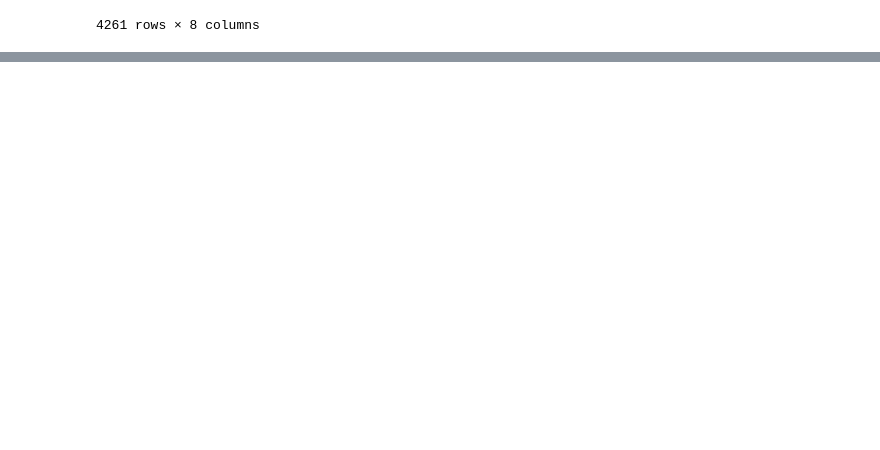
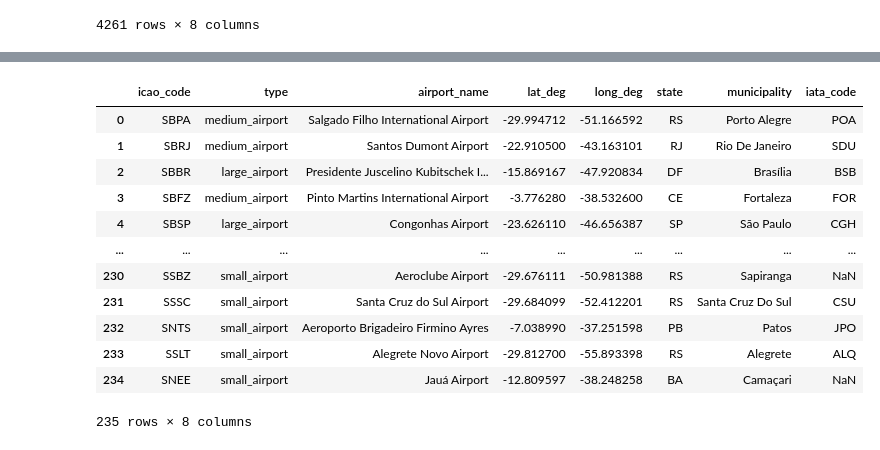
Before and after one commit to fealt/brazilian-regional-airports, a Jupyter notebook: CP_01_airports.ipynb, the cells around one changed output, grey strips where cells are left out. Cells and saved outputs as stored; diff of their text form; code cells hidden in the pictures; blank space fills up the shorter version.

```diff
--- a/CP_01_airports.ipynb
+++ b/CP_01_airports.ipynb
@@ -183,0 +190,16 @@ missing_airports
+# %%
+destinations_airport_codes_br
+# %% [output]
+|  | icao_code | type | airport_name | lat_deg | long_deg | state | municipality | iata_code |
+| 0 | SBPA | medium_airport | Salgado Filho International Airport | -29.994712 | -51.166592 | RS | Porto Alegre | POA |
+| 1 | SBRJ | medium_airport | Santos Dumont Airport | -22.910500 | -43.163101 | RJ | Rio De Janeiro | SDU |
+| 2 | SBBR | large_airport | Presidente Juscelino Kubitschek I... | -15.869167 | -47.920834 | DF | Brasília | BSB |
+| 3 | SBFZ | medium_airport | Pinto Martins International Airport | -3.776280 | -38.532600 | CE | Fortaleza | FOR |
+| 4 | SBSP | large_airport | Congonhas Airport | -23.626110 | -46.656387 | SP | São Paulo | CGH |
+| ... | ... | ... | ... | ... | ... | ... | ... | ... |
+| 230 | SSBZ | small_airport | Aeroclube Airport | -29.676111 | -50.981388 | RS | Sapiranga | NaN |
+| 231 | SSSC | small_airport | Santa Cruz do Sul Airport | -29.684099 | -52.412201 | RS | Santa Cruz Do Sul | CSU |
+| 232 | SNTS | small_airport | Aeroporto Brigadeiro Firmino Ayres | -7.038990 | -37.251598 | PB | Patos | JPO |
+| 233 | SSLT | small_airport | Alegrete Novo Airport | -29.812700 | -55.893398 | RS | Alegrete | ALQ |
+| 234 | SNEE | small_airport | Jauá Airport | -12.809597 | -38.248258 | BA | Camaçari | NaN |
+235 rows × 8 columns
```
Also changed, not shown: parts of 25 cells of this notebook.
